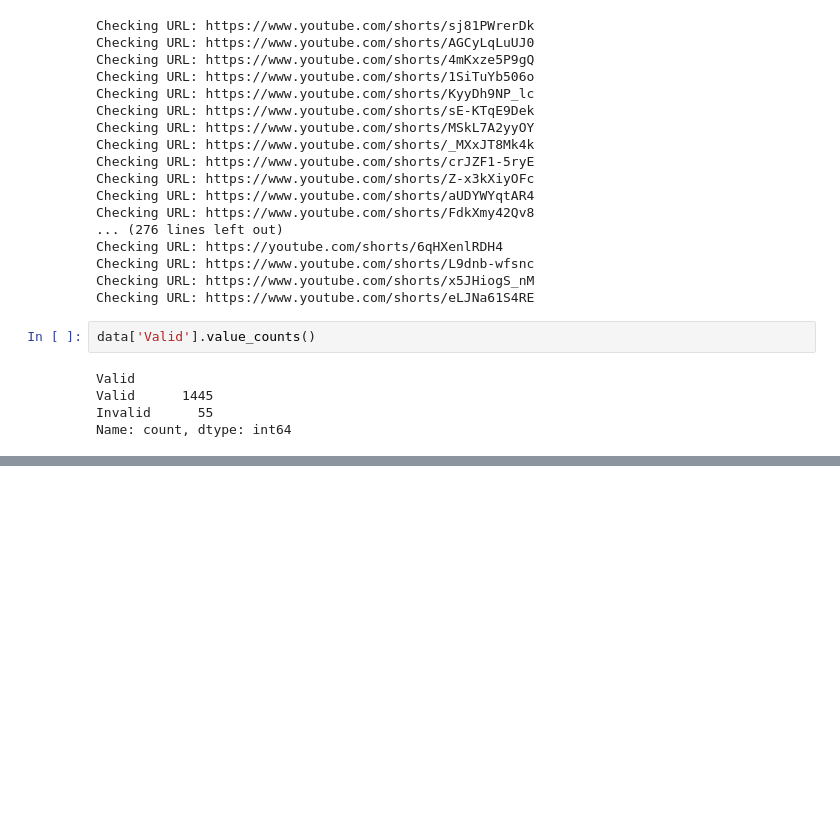
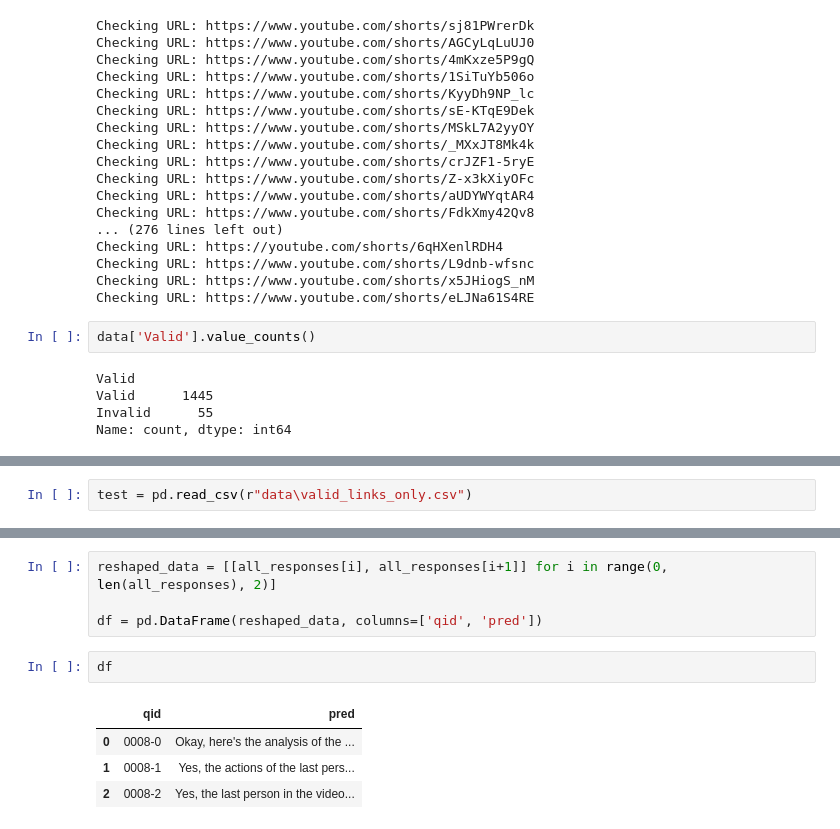
Before and after one commit to allthebest100/fewbugs-TikTokTrack, a Jupyter notebook: test.ipynb, the cells around one changed output, grey strips where cells are left out. Cells and saved outputs as stored; diff of their text form; blank space fills up the shorter version.

```diff
--- a/test.ipynb
+++ b/test.ipynb
@@ -171,0 +151,2 @@ data[data['Valid'] == 'Invalid']
+# %%
+test = pd.read_csv(r"data\valid_links_only.csv")
@@ -171,0 +277,11 @@ data[data['Valid'] == 'Invalid']
+# %%
+reshaped_data = [[all_responses[i], all_responses[i+1]] for i in range(0, len(all_responses), 2)]
+
+df = pd.DataFrame(reshaped_data, columns=['qid', 'pred'])
+# %%
+df
+# %% [output]
+|  | qid | pred |
+| 0 | 0008-0 | Okay, here's the analysis of the ... |
+| 1 | 0008-1 | Yes, the actions of the last pers... |
+| 2 | 0008-2 | Yes, the last person in the video... |
```
Also changed, not shown: parts of 10 cells of this notebook, 3 other files.
